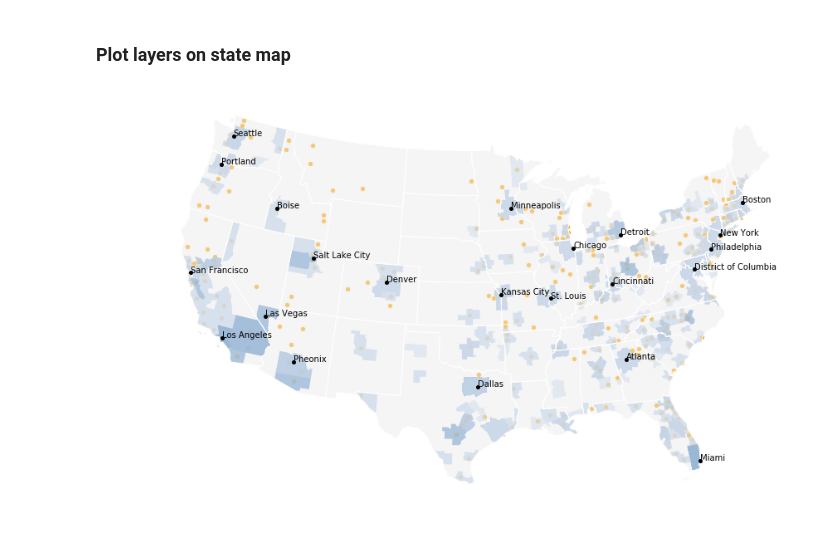
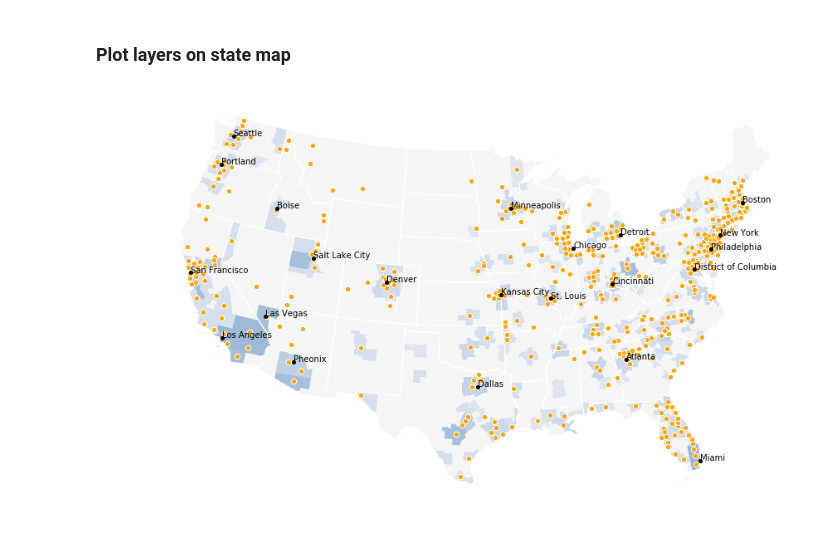
Before and after one commit to stoneyv/cbsa_plot, a Jupyter notebook: python/notebooks/cbsa_cbp_ecommerce_2015.ipynb, the cells around one changed output. Cells and saved outputs as stored; diff of their text form; code cells hidden in the pictures.

Commit message:
solved zorder in python notebook geoviz

```diff
--- a/python/notebooks/cbsa_cbp_ecommerce_2015.ipynb
+++ b/python/notebooks/cbsa_cbp_ecommerce_2015.ipynb
@@ -338,39 +338,48 @@ center=(-98.5795,39.8283)
 
 # State map of the continental US
 us_cstate_df.to_crs(target_crs).rotate(angle=angle_rot, origin=center).plot(ax=amap,
+                  zorder=1,
                   linewidth = 1,
                   facecolor="#EBEBEB",
                   edgecolor="white")
 
 # Core base statistical areas with population > 1M
 cbsa_pop_large_df.to_crs(target_crs).rotate(angle=angle_rot, origin=center).plot(ax=amap,
-                  linewidth = 0,
+                  zorder=3,
+                  linewidth=0,
+                  alpha=0.6,
                   facecolor="#9AB7D6")
 
 # Core base statistical areas with population > 250k and < 1M
 cbsa_pop_medium_df.to_crs(target_crs).rotate(angle=angle_rot, origin=center).plot(ax=amap,
-                  linewidth = 0,
+                  zorder=4,
+                  linewidth=0,
+                  alpha=0.6,
                   facecolor="#CFDBEB")
 
 # Employment of 40 ecommerce workers per point by county centroid
 # The spatial coordinates have already been projected to Albers equal area
 # and rotated above .  This is so that we can use the matplotlib scatter function
 emp40_markers = [amap.scatter(lon, lat, s=40,
-                              color='orange', edgecolor='white') for lon,lat,emp
+                              zorder = 6,
+                              alpha=1.0,
+                              color='orange',
+                              edgecolor='white') for lon,lat,emp
                           in zip(county_ecom40_df['lon'],
                                  county_ecom40_df['lat'],
                                  county_ecom40_df['EMP'])]
 
 # City markers
 points.to_crs(target_crs).rotate(angle=angle_rot, origin=center).plot(ax=amap,
+                     zorder=8,
                      marker='o',
                      color='black',
                      markersize=4)
 
 # City names
 # The spatial coordinates have already been projected to Albers equal area
 # and rotated above .  This is so that we can use the matplotlib text function
-city_names = [amap.text(lon, lat, name, fontsize=10) for lon,lat,name
+city_names = [amap.text(lon, lat, name, fontsize=10, zorder=10) for lon,lat,name
               in zip(cities_df.lon,cities_df.lat,cities_df.name)]
 # %% [output]
-[figure, old version]
+[figure, new version]
```
